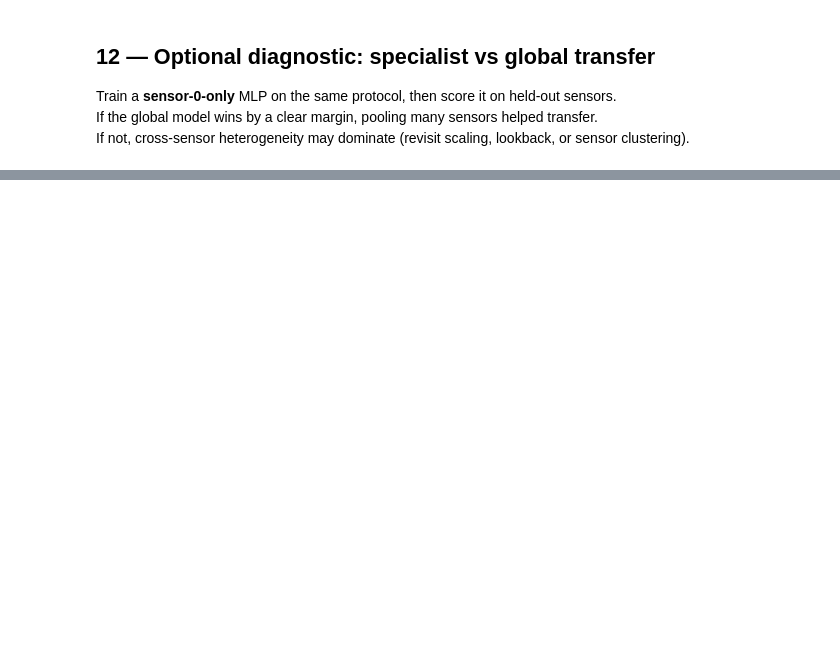
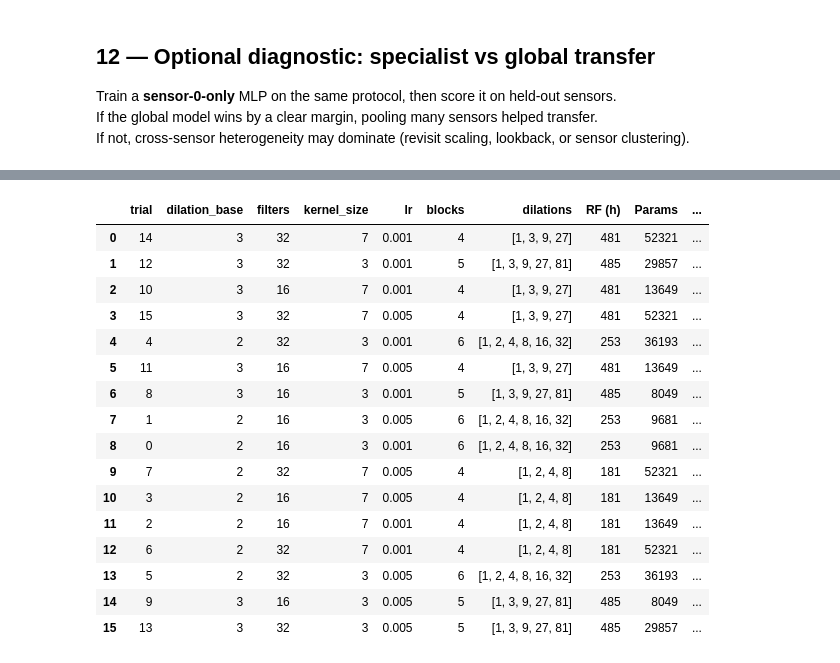
Before and after one commit to Matthew-Linders/AISE_4010_Group_Project, a Jupyter notebook: AISE4010_Project_Group02.ipynb, the cells around one changed output, grey strips where cells are left out. Saved outputs shown, nothing was run; the diff lists cells and outputs as text; code cells hidden in the pictures; blank space fills up the shorter version.

Commit message:
Added TCN model

```diff
--- a/AISE4010_Project_Group02.ipynb
+++ b/AISE4010_Project_Group02.ipynb
@@ -839,0 +958,70 @@ NameError: name 'usable' is not defined
+# %%
+# ---------------- Search space & budget ----------------
+GRID = {
+    "dilation_base": [2, 3],
+    "filters":       [16, 32],
+    "kernel_size":   [3, 7],
+    "lr":            [1e-3, 5e-3],
+}
+GRID_EPOCHS = 15          # per-trial cap (final retrain uses EPOCHS)
+GRID_PATIENCE = 3
+GRID_MAX_TRAIN = 40_000   # fixed subset of pooled train windows for the search
+
+rng = np.random.default_rng(SEED)
+if len(X_tcn_train) > GRID_MAX_TRAIN:
+    gidx = rng.choice(len(X_tcn_train), size=GRID_MAX_TRAIN, replace=False)
+    X_grid, y_grid = X_tcn_train[gidx], y_train[gidx]
+else:
+    X_grid, y_grid = X_tcn_train, y_train
+
+def run_trial(cfg, X_tr, y_tr, epochs, patience, verbose=0):
+    tf.keras.backend.clear_session()
+    tf.keras.utils.set_random_seed(SEED)
+    model, dilations = build_tcn(LOOKBACK, **cfg)
+
+    t0 = perf_counter()
+    hist = model.fit(
+        X_tr, y_tr,
+        validation_data=(X_es_tcn, y_es),
+        epochs=epochs,
+        batch_size=BATCH,
+        shuffle=True,
+        callbacks=[EarlyStopping(monitor="val_loss", patience=patience, restore_best_weights=True)],
+        verbose=verbose,
+    )
+    train_s = perf_counter() - t0
+
+    t1 = perf_counter()
+    m, _, _ = score_packs(model, held_packs, "val", cnn=True)   # cnn=True -> adds the channel axis
+    infer_s = perf_counter() - t1
+    return model, hist, dilations, m, train_s, infer_s
+
+grid_cfgs = [dict(zip(GRID.keys(), vals)) for vals in product(*GRID.values())]
+print(f"Running {len(grid_cfgs)} trials …")
+
+trial_rows = []
+for i, cfg in enumerate(grid_cfgs):
+    model_i, hist_i, dil_i, m_i, tr_s, inf_s = run_trial(cfg, X_grid, y_grid, GRID_EPOCHS, GRID_PATIENCE)
+    trial_rows.append({
+        "trial": i,
+        **cfg,
+        "blocks": len(dil_i),
+        "dilations": str(dil_i),
+        "RF (h)": receptive_field(cfg["kernel_size"], dil_i),
+        "Params": model_i.count_params(),
+        "epochs run": len(hist_i.history["loss"]),
+        "best val_loss": min(hist_i.history["val_loss"]),
+        "MAE": m_i["MAE"],
+        "RMSE": m_i["RMSE"],
+        "Train seconds": tr_s,
+        "Inference seconds": inf_s,
+    })
+    print(f"[{i+1:2d}/{len(grid_cfgs)}] {cfg} | blocks={len(dil_i)} | RMSE={m_i['RMSE']:.5f} | {tr_s:.0f}s")
+
+hpo_table = pd.DataFrame(trial_rows).sort_values(["RMSE", "Params"]).reset_index(drop=True)
+display(hpo_table)
+
+best_trial = int(hpo_table.loc[0, "trial"])
+best_cfg = grid_cfgs[best_trial]
+print("\nSelected config (lowest held-out val RMSE):", best_cfg)
+# %% [output]
@@ -839,0 +1045,17 @@ NameError: name 'usable' is not defined
+|  | trial | dilation_base | filters | kernel_size | lr | blocks | dilations | RF (h) | Params | ... |
+| 0 | 14 | 3 | 32 | 7 | 0.001 | 4 | [1, 3, 9, 27] | 481 | 52321 | ... |
+| 1 | 12 | 3 | 32 | 3 | 0.001 | 5 | [1, 3, 9, 27, 81] | 485 | 29857 | ... |
+| 2 | 10 | 3 | 16 | 7 | 0.001 | 4 | [1, 3, 9, 27] | 481 | 13649 | ... |
+| 3 | 15 | 3 | 32 | 7 | 0.005 | 4 | [1, 3, 9, 27] | 481 | 52321 | ... |
+| 4 | 4 | 2 | 32 | 3 | 0.001 | 6 | [1, 2, 4, 8, 16, 32] | 253 | 36193 | ... |
+| 5 | 11 | 3 | 16 | 7 | 0.005 | 4 | [1, 3, 9, 27] | 481 | 13649 | ... |
+| 6 | 8 | 3 | 16 | 3 | 0.001 | 5 | [1, 3, 9, 27, 81] | 485 | 8049 | ... |
+| 7 | 1 | 2 | 16 | 3 | 0.005 | 6 | [1, 2, 4, 8, 16, 32] | 253 | 9681 | ... |
+| 8 | 0 | 2 | 16 | 3 | 0.001 | 6 | [1, 2, 4, 8, 16, 32] | 253 | 9681 | ... |
+| 9 | 7 | 2 | 32 | 7 | 0.005 | 4 | [1, 2, 4, 8] | 181 | 52321 | ... |
+| 10 | 3 | 2 | 16 | 7 | 0.005 | 4 | [1, 2, 4, 8] | 181 | 13649 | ... |
+| 11 | 2 | 2 | 16 | 7 | 0.001 | 4 | [1, 2, 4, 8] | 181 | 13649 | ... |
+| 12 | 6 | 2 | 32 | 7 | 0.001 | 4 | [1, 2, 4, 8] | 181 | 52321 | ... |
+| 13 | 5 | 2 | 32 | 3 | 0.005 | 6 | [1, 2, 4, 8, 16, 32] | 253 | 36193 | ... |
+| 14 | 9 | 3 | 16 | 3 | 0.005 | 5 | [1, 3, 9, 27, 81] | 485 | 8049 | ... |
+| 15 | 13 | 3 | 32 | 3 | 0.005 | 5 | [1, 3, 9, 27, 81] | 485 | 29857 | ... |
```
Also changed, not shown: parts of 18 cells of this notebook.
